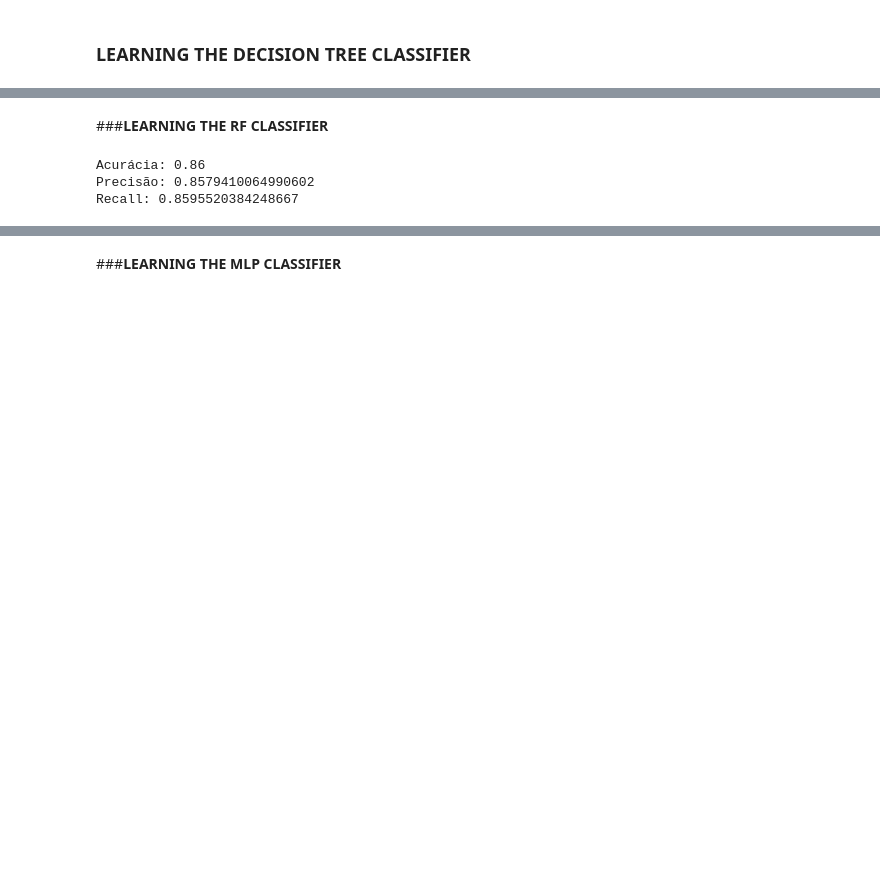
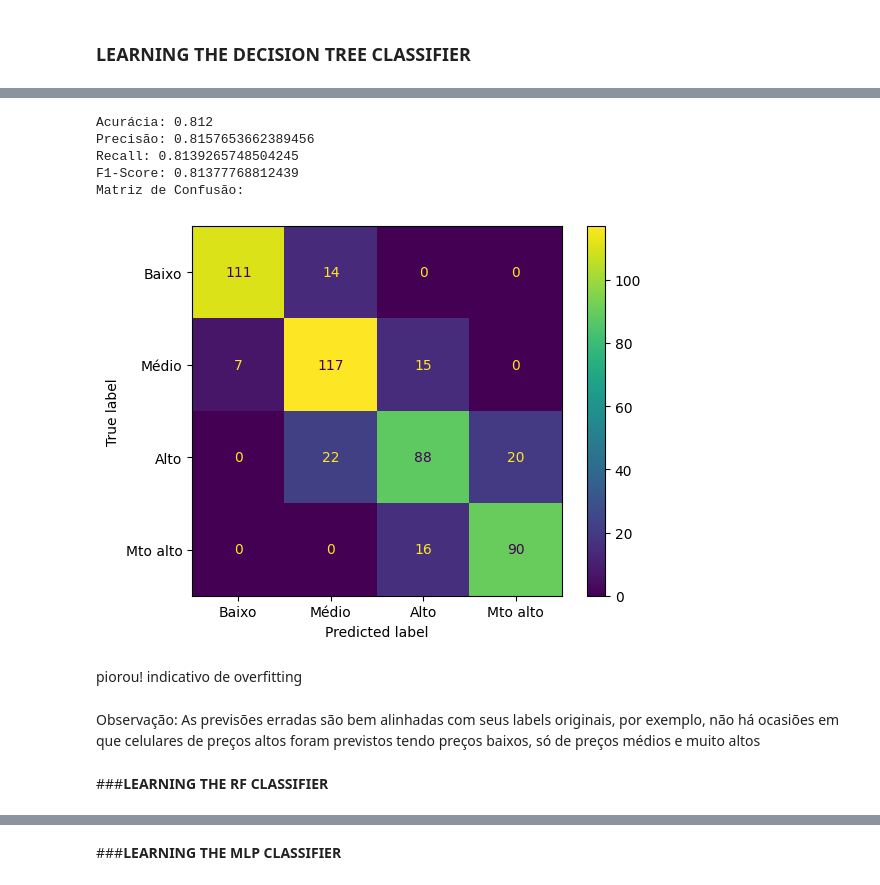
Before and after one commit to pedrobslima/proj-respAI, a Jupyter notebook: respAI_1.ipynb, the cells around one changed output, grey strips where cells are left out. Saved outputs shown, nothing was run; the diff lists cells and outputs as text; code cells hidden in the pictures; blank space fills up the shorter version.

```diff
--- a/respAI_1.ipynb
+++ b/respAI_1.ipynb
@@ -46,0 +172,2 @@ X_train, X_test, y_train, y_test = train_test_split(X, y, test_size=0.2, shuffle
+# %%
+bigdtree = DecisionTreeClassifier(max_depth=10, criterion='entropy', min_samples_split=50).fit(X_train, y_train)
@@ -47,3 +195,17 @@ X_train, X_test, y_train, y_test = train_test_split(X, y, test_size=0.2, shuffle
+# %%
+y_preddt2 = bigdtree.predict(X_test)
+checkMetrics(y_test, y_preddt2, display_labels)
+# %% [output]
+Acurácia: 0.812
+Precisão: 0.8157653662389456
+Recall: 0.8139265748504245
+F1-Score: 0.81377768812439
+Matriz de Confusão:
+[figure, added]
+# %% [markdown]
+piorou! indicativo de overfitting
+# %% [markdown]
+Observação: As previsões erradas são bem alinhadas com seus labels originais, por exemplo, não há ocasiões em que celulares de preços altos foram previstos tendo preços baixos, só de preços médios e muito altos
 # %% [markdown]
 ###**LEARNING THE RF CLASSIFIER**
 # %%
@@ -51,11 +213,2 @@ rforest = RandomForestClassifier().fit(X_train, y_train)
 # %%
 y_predrf = rforest.predict(X_test)
-# %%
-accuracy = accuracy_score(y_test, y_predrf)
-precision = precision_score(y_test, y_predrf, labels=y.cat.categories, average='macro')
-recall = recall_score(y_test, y_predrf, labels=y.cat.categories, average='macro')
-print(f"Acurácia: {accuracy}\nPrecisão: {precision}\nRecall: {recall}")
-# %% [output]
-Acurácia: 0.86
-Precisão: 0.8579410064990602
-Recall: 0.8595520384248667
```
Also changed, not shown: parts of 28 cells of this notebook.
